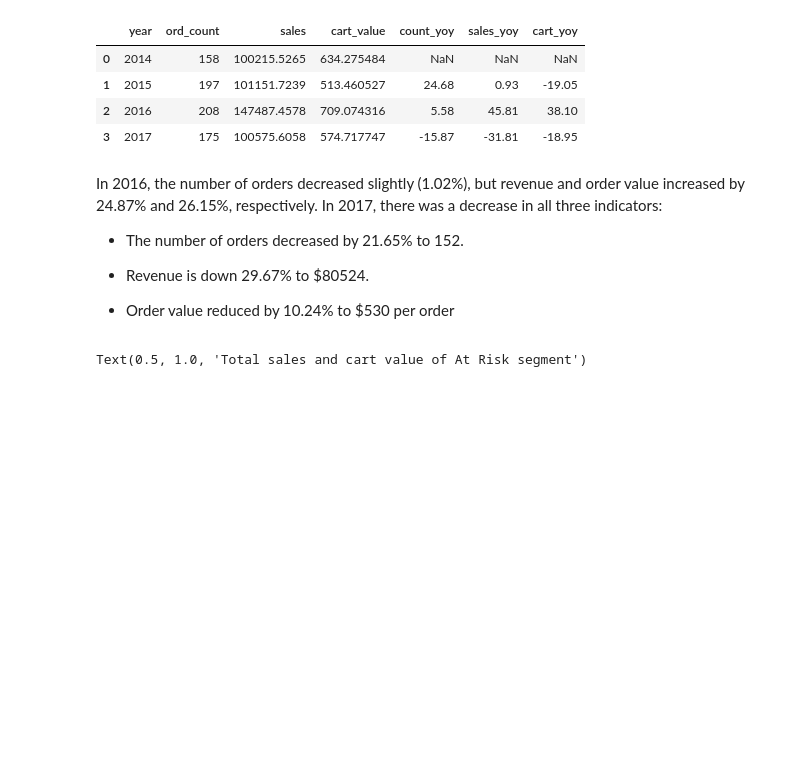
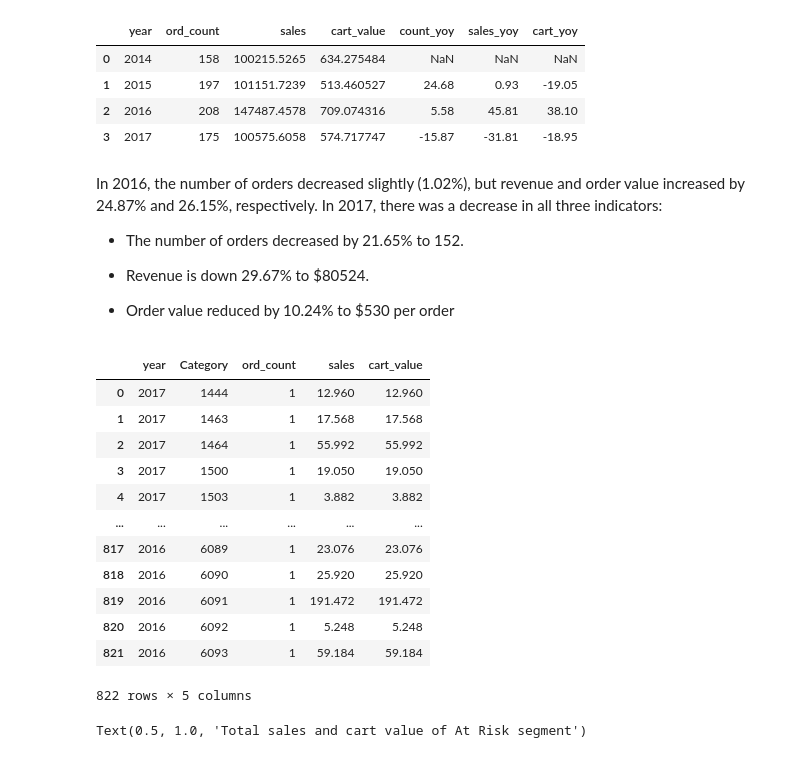
Before and after one commit to MinhAnh99/Python_RFM_Analysis, a Jupyter notebook: MinhAnh_RFM_Analysis_Project.ipynb, the cells around one changed output. Saved outputs shown, nothing was run; the diff lists cells and outputs as text; code cells hidden in the pictures; blank space fills up the shorter version.

```diff
--- a/MinhAnh_RFM_Analysis_Project.ipynb
+++ b/MinhAnh_RFM_Analysis_Project.ipynb
@@ -369,3 +365,0 @@ Index(['index', 'Row ID_x', 'Order ID', 'Order Date', 'Ship Date', 'Ship Mode',
-# %%
-data['Category'] = data.index
-data
@@ -473,6 +477,28 @@ In 2017, there was a decrease in all three indicators:
 * Revenue is down 29.67% to $80524.
 
 * Order value reduced by 10.24% to $530 per order
+# %%
+# Analysis of orders, revenue, and order value for each category in 2016 and 2017
+risk_cate = risk.groupby(['year','Category']).agg(ord_count=('Order ID','nunique'),
+                               sales=('Sales','sum'))
+risk_cate['cart_value'] = risk_cate['sales']/risk_cate['ord_count']
+risk_cate.sort_values(by=['Category','year'],inplace=True)
+risk_cate = risk_cate.query('year=="2016" or year=="2017"').reset_index()
+risk_cate
+# %% [output]
+|  | year | Category | ord_count | sales | cart_value |
+| 0 | 2017 | 1444 | 1 | 12.960 | 12.960 |
+| 1 | 2017 | 1463 | 1 | 17.568 | 17.568 |
+| 2 | 2017 | 1464 | 1 | 55.992 | 55.992 |
+| 3 | 2017 | 1500 | 1 | 19.050 | 19.050 |
+| 4 | 2017 | 1503 | 1 | 3.882 | 3.882 |
+| ... | ... | ... | ... | ... | ... |
+| 817 | 2016 | 6089 | 1 | 23.076 | 23.076 |
+| 818 | 2016 | 6090 | 1 | 25.920 | 25.920 |
+| 819 | 2016 | 6091 | 1 | 191.472 | 191.472 |
+| 820 | 2016 | 6092 | 1 | 5.248 | 5.248 |
+| 821 | 2016 | 6093 | 1 | 59.184 | 59.184 |
+822 rows × 5 columns
 # %%
 # Visualize sales and cart_value
 fig, ax1 = plt.subplots()
```
Also changed, not shown: parts of 14 cells of this notebook.
